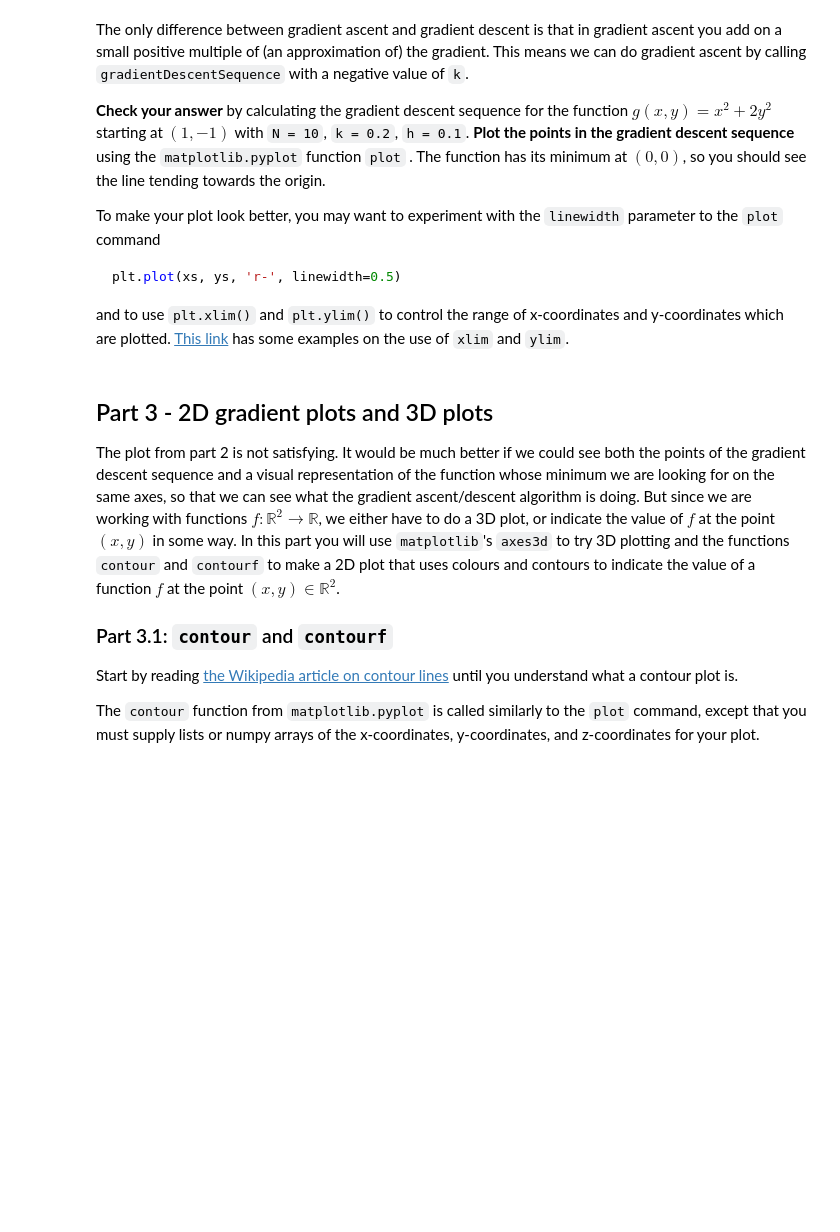
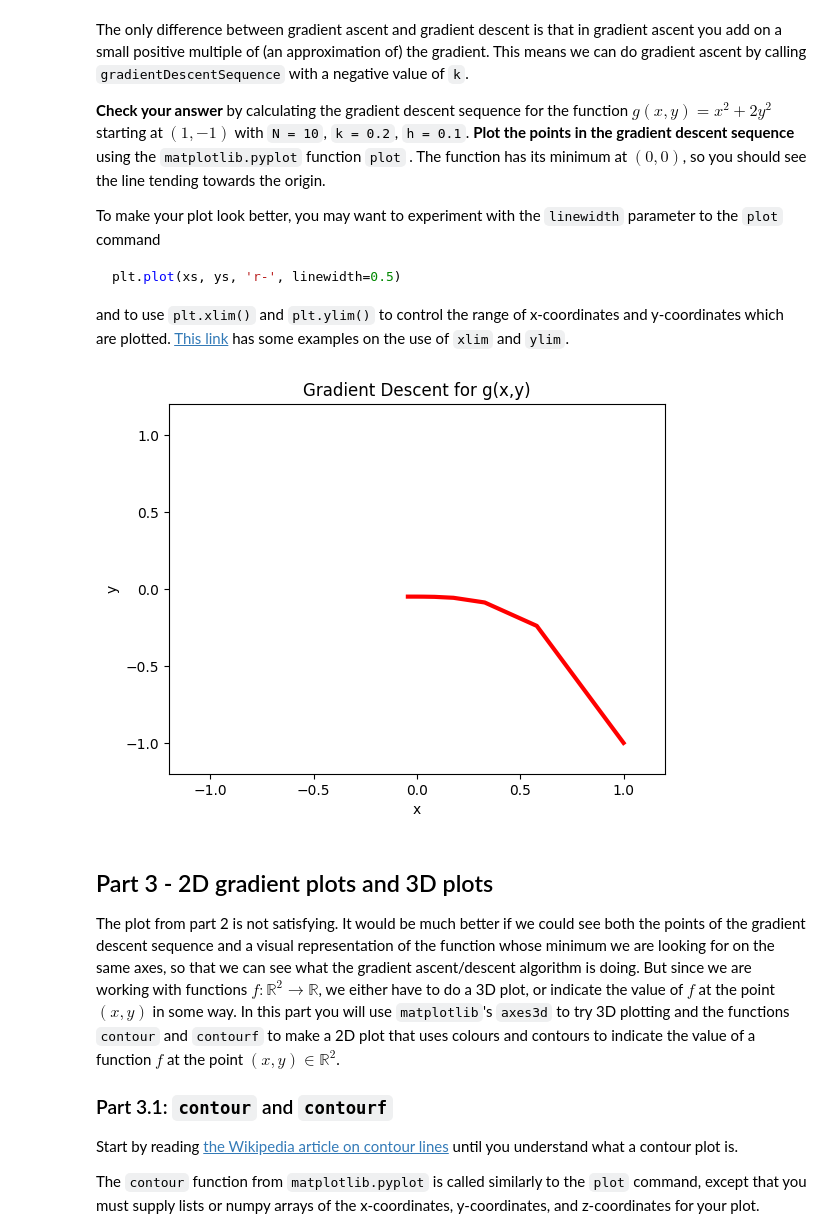
Before and after one commit to jupiterzw/ucl_math0011_projects, a Jupyter notebook: Project 4 - Gradient Descent.ipynb, the cells around one changed output. Cells and saved outputs as stored; diff of their text form; code cells hidden in the pictures; blank space fills up the shorter version.

```diff
--- a/Project 4 - Gradient Descent.ipynb
+++ b/Project 4 - Gradient Descent.ipynb
@@ -45,5 +45,11 @@ $$ \frac{\partial f}{\partial x}(a, b) \approx \frac{f(a+h, b) - f(a, b)}{h} $$
 and whose second element is an approximation to $\frac{\partial f}{\partial y}(a, b)$ computed using
 
 $$ \frac{\partial f}{\partial y}(a, b) \approx \frac{f(a, b+h) - f(a, b)}{h}. $$
+# %%
+def approxGrad(f, v, h):
+    x, y = v # x takes value of a and y takes value of b
+    dfdx = (f(x + h, y) - f(x, y)) / h
+    dfdy = (f(x, y + h) - f(x, y)) / h
+    return (dfdx, dfdy)
 # %% [markdown]
 In the cell below, **check your approximation** for the function $F(x, y) = xy + x^2 + 2y + 3$ by comparing it to the partial derivatives given at the top of this notebook.  Try values of `x` and `y` between `-3` and `3` and experiment to see how `h` affects how close the approximation is to the true value.
@@ -65,6 +95,21 @@ where $k$ is a fixed small positive number called the *step size*. The reason I
  - `N` is the number of terms of the gradient descent sequence to be calculated
 
 **The output of your function must be a tuple of two lists of numbers**, the first list being the x-coordinates of the sequence $\mathbf{a}_0, \mathbf{a}_1, \ldots, \mathbf{a}_{N}$ and the second list being the y-coordinates.  This is so that you can use these lists in the `matplotlib.pyplot` plotting commands later.
+# %%
+def gradientDescentSequence(f, a0, k, h, N):
+
+    x_points = [a0[0]]
+    y_points = [a0[1]]
+
+    for i in range(N):
+        approx_dfdx, approx_dfdy = approxGrad(f, [x_points[-1], y_points[-1]], h)
+        x_next = x_points[-1] - k * approx_dfdx
+        y_next = y_points[-1] - k * approx_dfdy
+
+        x_points.append(x_next)
+        y_points.append(y_next)
+
+    return (x_points, y_points)
 # %% [markdown]
 The only difference between gradient ascent and gradient descent is that in gradient ascent you add on a small positive multiple of (an approximation of) the gradient. This means we can do gradient ascent by calling `gradientDescentSequence` with a negative value of `k`.
 
@@ -82,3 +124,26 @@ def g(x, y):
+# %%
+import matplotlib.pyplot as plt
+
+def g(x, y):
+    return x ** 2 + 2 * y ** 2
+
+a0 = [1, -1]
+N = 10
+k = 0.2
+h = 0.1
+
+x_points, y_points = gradientDescentSequence(g, a0, k, h, N)
+
+plt.plot(x_points, y_points, 'r-', linewidth = 3)
+plt.xlim(-1.2, 1.2)
+plt.ylim(-1.2, 1.2)
+
+plt.title("Gradient Descent for g(x,y)")
+plt.xlabel("x")
+plt.ylabel("y")
+plt.show()
+# %% [output]
+[figure, added]
 # %% [markdown]
 ## Part 3 - 2D gradient plots and 3D plots
 
```
Also changed, not shown: parts of 6 cells of this notebook.
